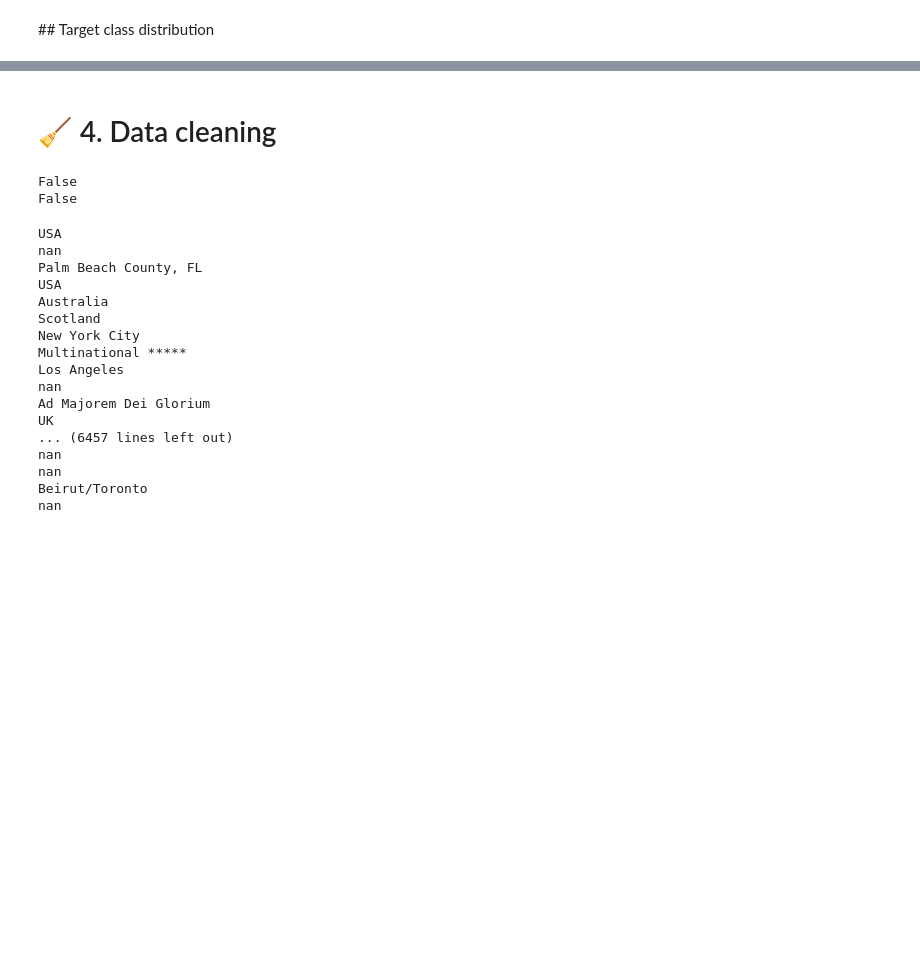
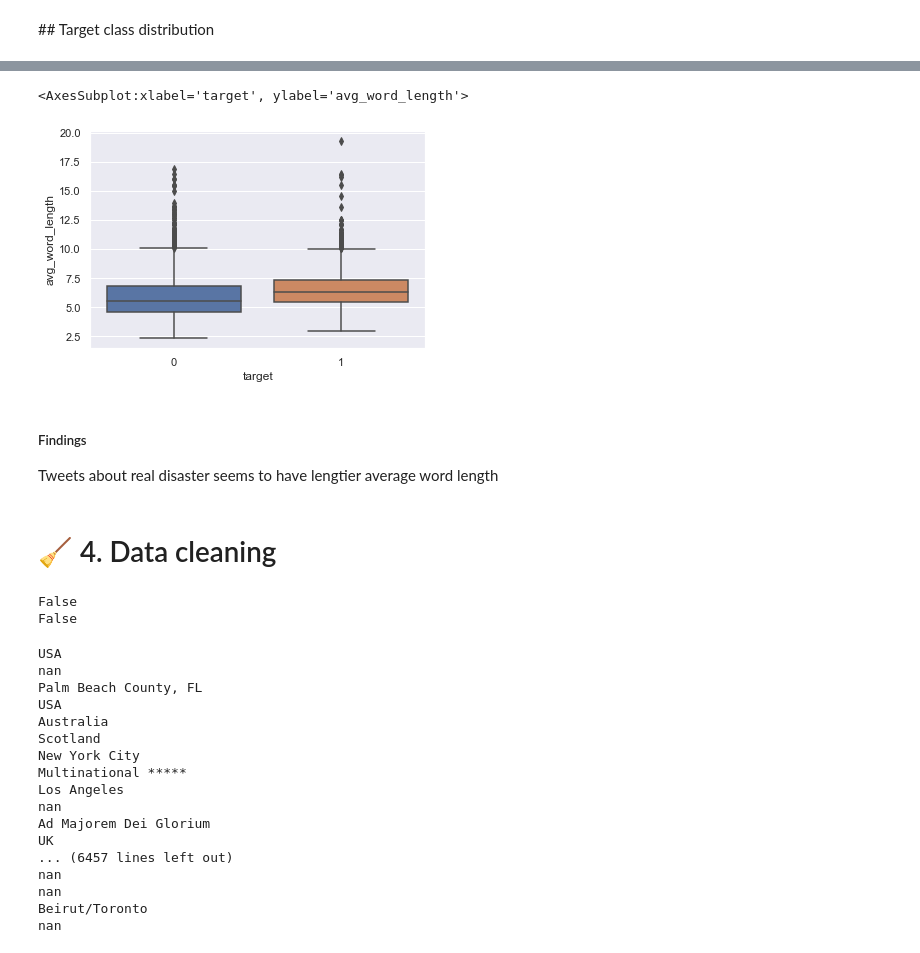
Before and after one commit to loicrouillermonay/DMML2020_Rolex, a Jupyter notebook: code/DMML2020_Rolex.ipynb, the cells around one changed output, grey strips where cells are left out. Saved outputs shown, nothing was run; the diff lists cells and outputs as text; code cells hidden in the pictures; blank space fills up the shorter version.

```diff
--- a/code/DMML2020_Rolex.ipynb
+++ b/code/DMML2020_Rolex.ipynb
@@ -86,3 +170,13 @@ train
+# %%
+train["avg_word_length"] = train['text'].apply(lambda x: np.sum([len(w) for w in x.split()]) / len(x.split()))
+# %%
+sns.boxplot(x='target', y='avg_word_length', data=train)
+# %% [output]
+<AxesSubplot:xlabel='target', ylabel='avg_word_length'>
+[figure, added]
+# %% [markdown]
+##### Findings
+Tweets about real disaster seems to have lengtier average word length
 # %% [markdown]
 # 🧹 4. Data cleaning
 # %%
```
Also changed, not shown: parts of 29 cells of this notebook.
